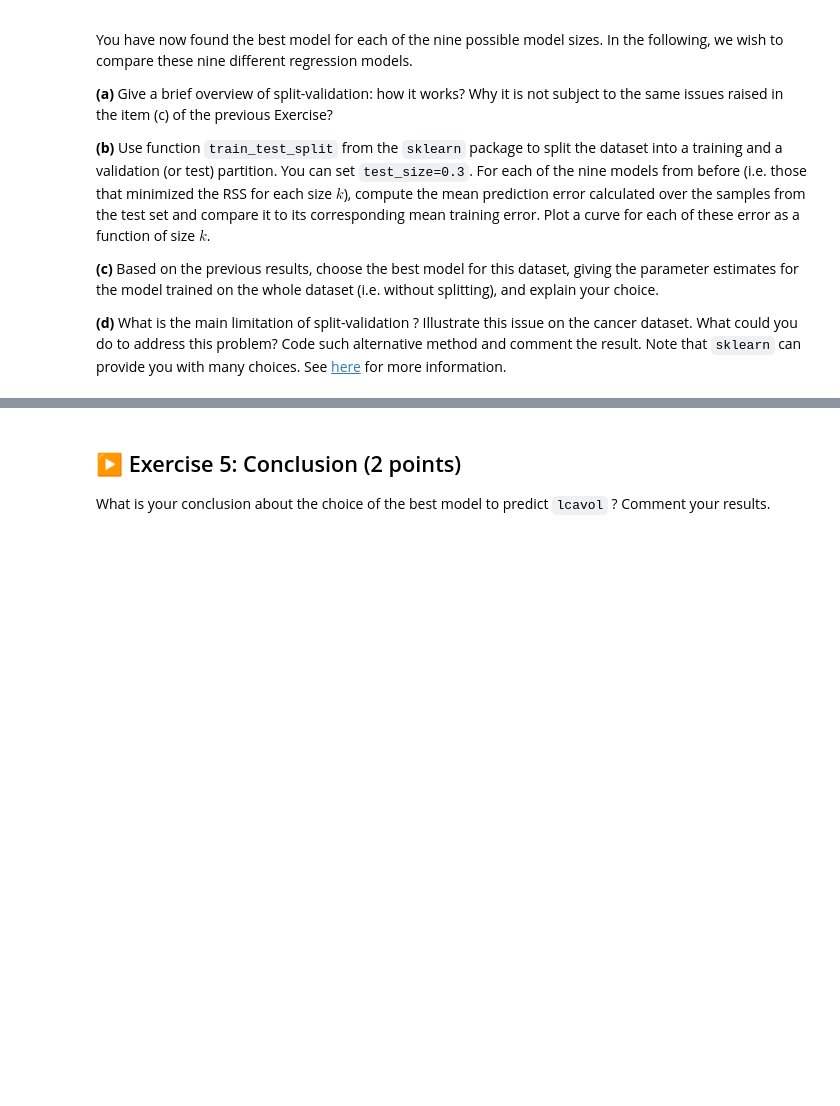
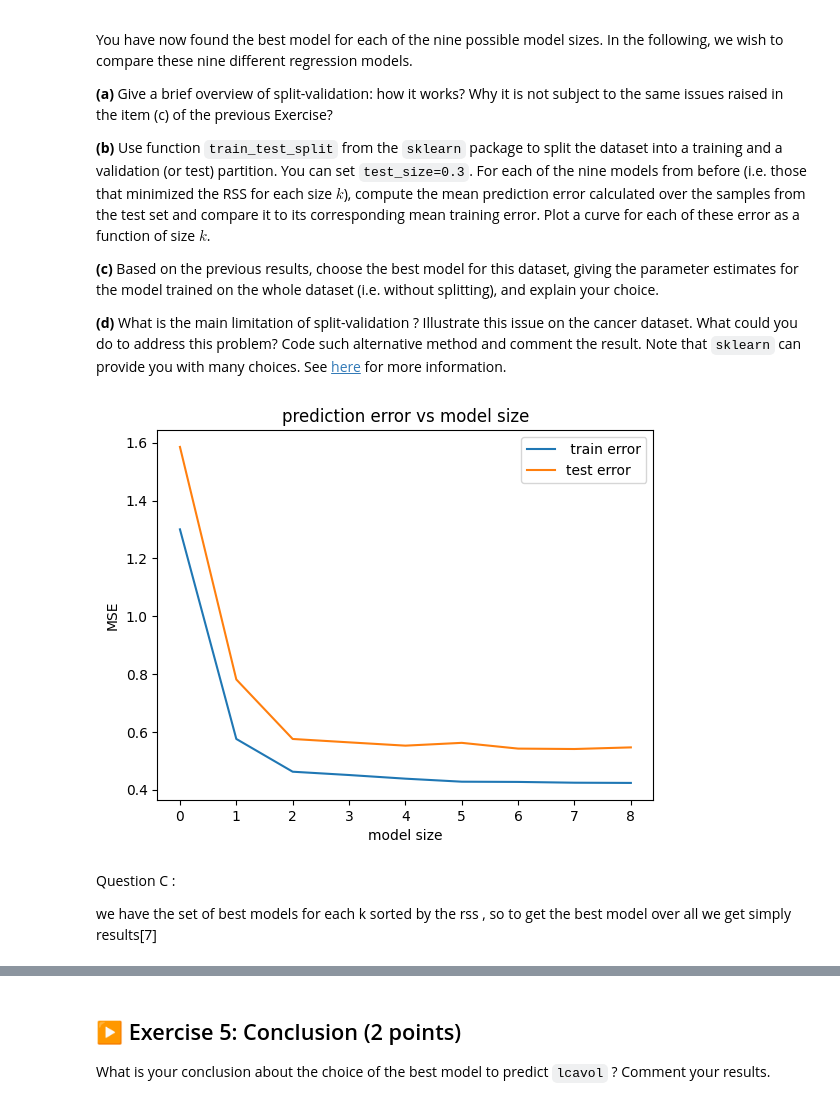
Before and after one commit to jmeilim/TP1-ISLA-g34, a Jupyter notebook: TP1.ipynb, the cells around one changed output, grey strips where cells are left out. Drawn from its saved outputs; the diff is of its cells as text; code cells hidden in the pictures; blank space fills up the shorter version.

```diff
--- a/TP1.ipynb
+++ b/TP1.ipynb
@@ -607,3 +593,53 @@ the item (c) of the previous Exercise?
 
 **(d)** What is the main limitation of split-validation ? Illustrate this issue on the cancer dataset. What could
 you do to address this problem? Code such alternative method and comment the result. Note that `sklearn` can provide you with many choices. See [here](https://scikit-learn.org/stable/model_selection.html) for more information.
+# %%
+# Question a :
+
+# Split-validation is a technique used to evaluate the performance of a model by splitting the dataset into two parts: a training set and a set for testing.
+
+
+# Question b :
+from sklearn.model_selection import train_test_split
+
+X_train, X_test, y_train, y_test = train_test_split(X, y, test_size=0.3, random_state=42)
+
+
+train_errors = []
+test_errors = []
+ks = sorted(results.keys())
+
+for k in ks:
+    predictors = list(results[k][1])
+    X_train_k = X_train[predictors]
+    X_test_k = X_test[predictors]
+
+    X_train_k = sm.add_constant(X_train_k)
+    X_test_k = sm.add_constant(X_test_k)
+
+    model = sm.OLS(y_train, X_train_k)
+    res = model.fit()
+
+    y_train_pred = res.predict(X_train_k)
+    y_test_pred = res.predict(X_test_k)
+
+    train_mse = np.mean((y_train - y_train_pred)**2)
+    test_mse = np.mean((y_test - y_test_pred)**2)
+    train_errors.append(train_mse)
+    test_errors.append(test_mse)
+
+plt.figure()
+plt.plot(ks, train_errors, label=' train error')
+plt.plot(ks, test_errors, label='test error ')
+plt.xlabel('model size')
+plt.ylabel('MSE')
+plt.title('prediction error vs model size')
+plt.legend()
+plt.show()
+# %% [output]
+[figure, added]
+# %% [markdown]
+
+Question C :
+
+we have the set of best models for each k sorted by the rss , so to get the best model over all we get simply results[7]
```
Also changed, not shown: parts of 7 cells of this notebook.
